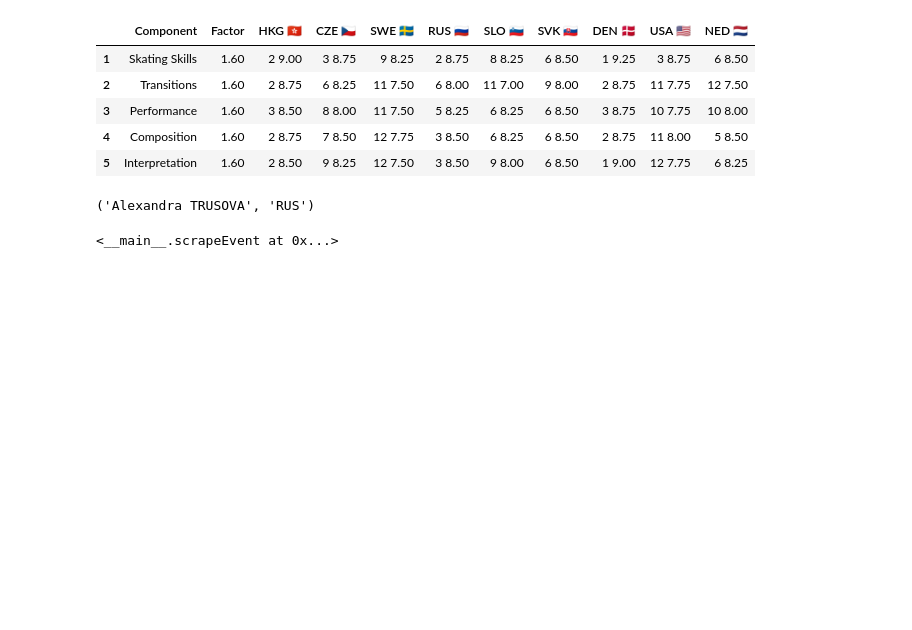
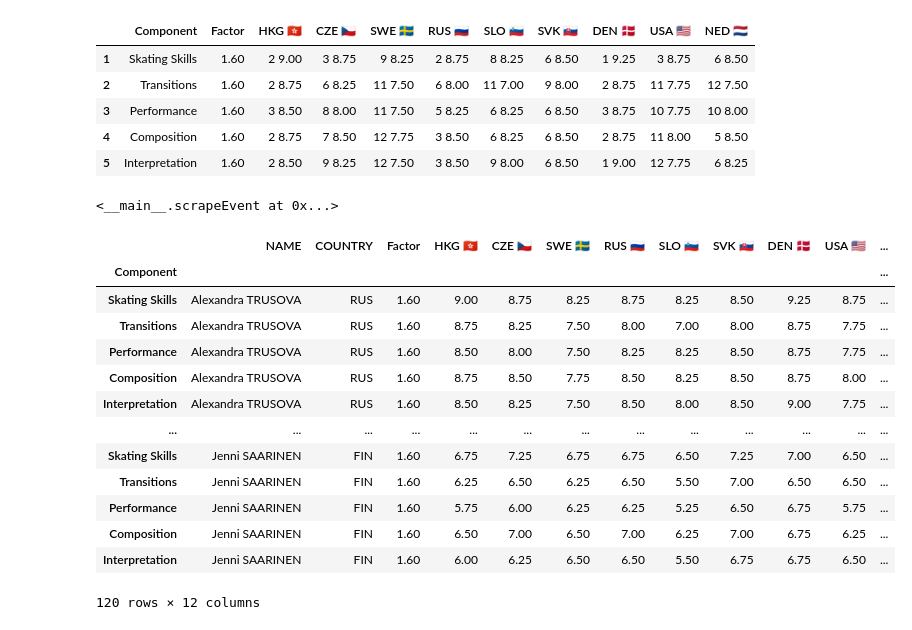
Before and after one commit to WinsonTruong/iceskating, a Jupyter notebook: scrape-skatingscores/scrape.ipynb, the cells around one changed output. Drawn from its saved outputs; the diff is of its cells as text; code cells hidden in the pictures; blank space fills up the shorter version.

Commit message:
can scrape raw data of any enhance protocol website

```diff
--- a/scrape-skatingscores/scrape.ipynb
+++ b/scrape-skatingscores/scrape.ipynb
@@ -40,6 +40,3 @@ Better data of what I want
 https://skatingscores.com/2021/wc/sr/women/long/
 
 Called the "Enhanced Protocol" according to skatingscores
-# %%
-dfs = pd.read_html('https://skatingscores.com/2021/wc/sr/women/long/')
-len(dfs)
@@ -100,13 +98,3 @@ component_score
 | 3 | Performance | 1.60 | 3 8.50 | 8 8.00 | 11 7.50 | 5 8.25 | 6 8.25 | 6 8.50 | 3 8.75 | 10 7.75 | 10 8.00 |
 | 4 | Composition | 1.60 | 2 8.75 | 7 8.50 | 12 7.75 | 3 8.50 | 6 8.25 | 6 8.50 | 2 8.75 | 11 8.00 | 5 8.50 |
 | 5 | Interpretation | 1.60 | 2 8.50 | 9 8.25 | 12 7.50 | 3 8.50 | 9 8.00 | 6 8.50 | 1 9.00 | 12 7.75 | 6 8.25 |
-# %%
-
-def get_skater_bio(data):
-    name = data[1][0]
-    country = data[2][0]
-    return name, country
-
-get_skater_bio(dfs[1])
-# %% [output]
-('Alexandra TRUSOVA', 'RUS')
@@ -168,0 +210,18 @@ wc2021_wl.
+# %%
+wc2021_wl.get_component_score()
+wc2021_wl.all_components
+# %% [output]
+|  | NAME | COUNTRY | Factor | HKG 🇭🇰 | CZE 🇨🇿 | SWE 🇸🇪 | RUS 🇷🇺 | SLO 🇸🇮 | SVK 🇸🇰 | DEN 🇩🇰 | USA 🇺🇸 | ... |
+| Component |  |  |  |  |  |  |  |  |  |  |  | ... |
+| Skating Skills | Alexandra TRUSOVA | RUS | 1.60 | 9.00 | 8.75 | 8.25 | 8.75 | 8.25 | 8.50 | 9.25 | 8.75 | ... |
+| Transitions | Alexandra TRUSOVA | RUS | 1.60 | 8.75 | 8.25 | 7.50 | 8.00 | 7.00 | 8.00 | 8.75 | 7.75 | ... |
+| Performance | Alexandra TRUSOVA | RUS | 1.60 | 8.50 | 8.00 | 7.50 | 8.25 | 8.25 | 8.50 | 8.75 | 7.75 | ... |
+| Composition | Alexandra TRUSOVA | RUS | 1.60 | 8.75 | 8.50 | 7.75 | 8.50 | 8.25 | 8.50 | 8.75 | 8.00 | ... |
+| Interpretation | Alexandra TRUSOVA | RUS | 1.60 | 8.50 | 8.25 | 7.50 | 8.50 | 8.00 | 8.50 | 9.00 | 7.75 | ... |
+| ... | ... | ... | ... | ... | ... | ... | ... | ... | ... | ... | ... | ... |
+| Skating Skills | Jenni SAARINEN | FIN | 1.60 | 6.75 | 7.25 | 6.75 | 6.75 | 6.50 | 7.25 | 7.00 | 6.50 | ... |
+| Transitions | Jenni SAARINEN | FIN | 1.60 | 6.25 | 6.50 | 6.25 | 6.50 | 5.50 | 7.00 | 6.50 | 6.50 | ... |
+| Performance | Jenni SAARINEN | FIN | 1.60 | 5.75 | 6.00 | 6.25 | 6.25 | 5.25 | 6.50 | 6.75 | 5.75 | ... |
+| Composition | Jenni SAARINEN | FIN | 1.60 | 6.50 | 7.00 | 6.50 | 7.00 | 6.25 | 7.00 | 6.75 | 6.25 | ... |
+| Interpretation | Jenni SAARINEN | FIN | 1.60 | 6.00 | 6.25 | 6.50 | 6.50 | 5.50 | 6.75 | 6.75 | 6.50 | ... |
+120 rows × 12 columns
```
Also changed, not shown: parts of 9 cells of this notebook.
